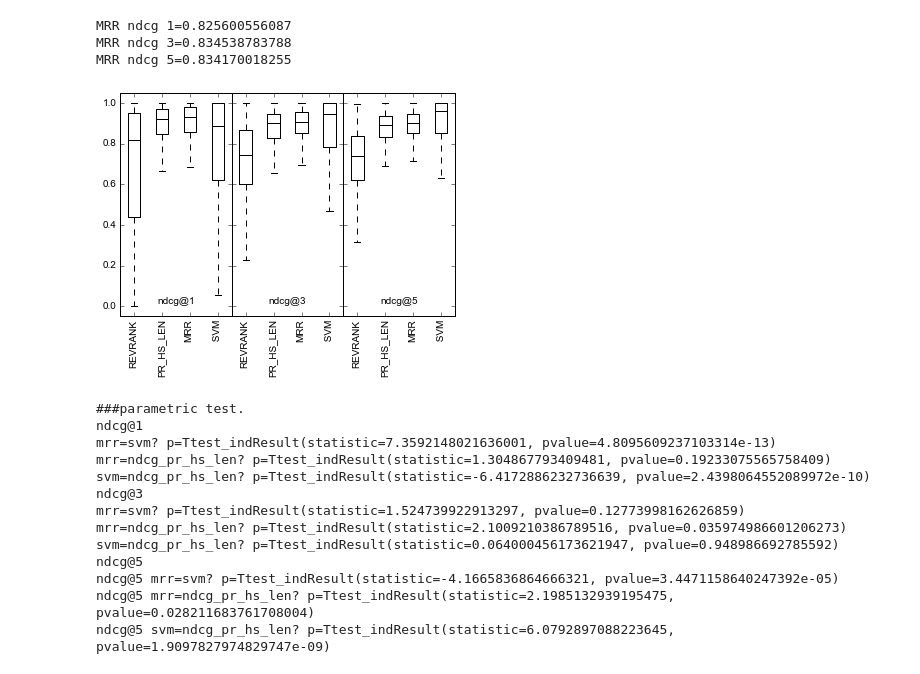
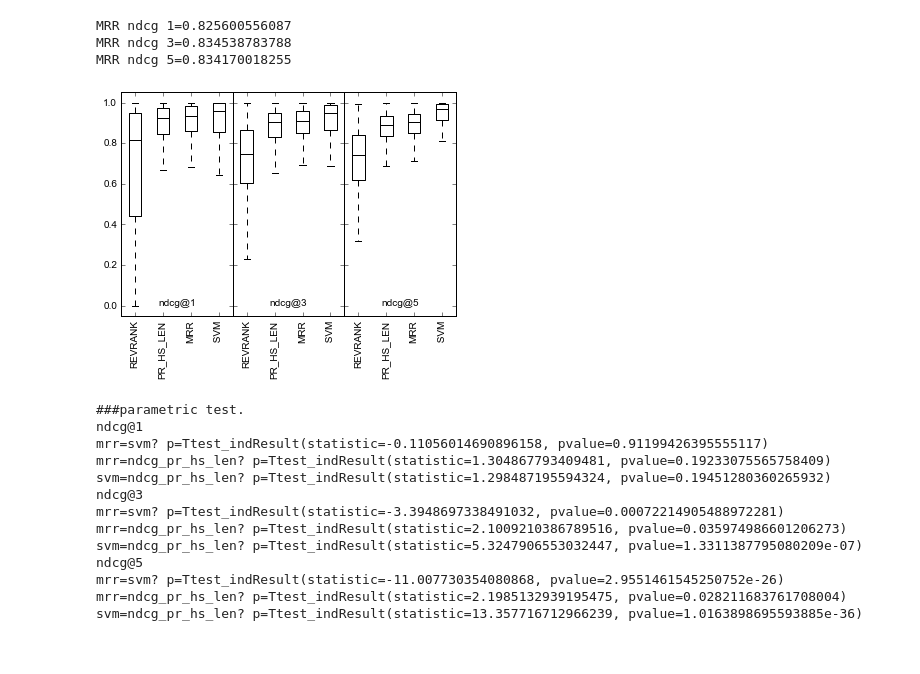
Before and after one commit to vwoloszyn/MRR, a Jupyter notebook: PR_HS_LEN_combined.ipynb, the cells around one changed output. Saved outputs shown, nothing was run; the diff lists cells and outputs as text; code cells hidden in the pictures.

```diff
--- a/PR_HS_LEN_combined.ipynb
+++ b/PR_HS_LEN_combined.ipynb
@@ -234,9 +234,9 @@ MRR ndcg 1=0.825600556087
 MRR ndcg 3=0.834538783788
 MRR ndcg 5=0.834170018255
 # %%
-ndcg_1_svm= np.array(pd.read_csv('data/ndcg_1_svm.csv').values.tolist())[:,1]
-ndcg_3_svm= np.array(pd.read_csv('data/ndcg_3_svm.csv').values.tolist())[:,1]
-ndcg_5_svm= np.array(pd.read_csv('data/ndcg_5_svm.csv').values.tolist())[:,1]
+ndcg_1_svm= np.array(pd.read_csv('data/ndcg_1_svm_revisited.csv').values.tolist())[:,1]
+ndcg_3_svm= np.array(pd.read_csv('data/ndcg_3_svm_revisited.csv').values.tolist())[:,1]
+ndcg_5_svm= np.array(pd.read_csv('data/ndcg_5_svm_revisited.csv').values.tolist())[:,1]
 
 import matplotlib as mpl
 mpl.rcParams.update(mpl.rcParamsDefault)
@@ -299,34 +299,34 @@ plt.setp(bp3['boxes'], linewidth=1, color='black')
 plt.setp(bp3['fliers'], linewidth=1, color='black')
 plt.setp(bp3['medians'], linewidth=1, color='black')
 plt.setp(bp3['whiskers'], linewidth=1, color='black')
 
 for i in range(3):
     med = bp3['medians'][i]
     #ax3.plot([np.mean(med.get_xdata())], [np.mean(data['ndcg@5'][i])], color='k', marker='*', markeredgecolor='k')
 
 
 
 
 
 ax1.xaxis.labelpad = -80
 ax2.xaxis.labelpad = -80
 ax3.xaxis.labelpad = -80
 
 
 
 for ax in fig.axes:
     plt.sca(ax)
     plt.xticks(rotation=90)
 
 
 # plt.figtext(0.80, 0.5, '*', color='k', backgroundcolor='gray',
 #             weight='roman', size='medium')
 # plt.figtext(0.815, 0.5, ' Mean Value', color='black', weight='roman',
 #             size='medium', backgroundcolor='gray',)
 
 plt.show()
 # %% [output]
-[figure, old version]
+[figure, new version]
 # %%
 from scipy.stats import mstats
 import scipy as scipy
@@ -349,14 +349,14 @@ print "svm=ndcg_pr_hs_len? p="+ str(scipy.stats.ttest_ind(ndcg_5_svm, ndcg_pr_hs
 # %% [output]
 ###parametric test.
 ndcg@1
-mrr=svm? p=Ttest_indResult(statistic=7.3592148021636001, pvalue=4.8095609237103314e-13)
+mrr=svm? p=Ttest_indResult(statistic=-0.11056014690896158, pvalue=0.91199426395555117)
 mrr=ndcg_pr_hs_len? p=Ttest_indResult(statistic=1.304867793409481, pvalue=0.19233075565758409)
-svm=ndcg_pr_hs_len? p=Ttest_indResult(statistic=-6.4172886232736639, pvalue=2.4398064552089972e-10)
+svm=ndcg_pr_hs_len? p=Ttest_indResult(statistic=1.298487195594324, pvalue=0.19451280360265932)
 ndcg@3
-mrr=svm? p=Ttest_indResult(statistic=1.524739922913297, pvalue=0.12773998162626859)
+mrr=svm? p=Ttest_indResult(statistic=-3.3948697338491032, pvalue=0.00072214905488972281)
 mrr=ndcg_pr_hs_len? p=Ttest_indResult(statistic=2.1009210386789516, pvalue=0.035974986601206273)
-svm=ndcg_pr_hs_len? p=Ttest_indResult(statistic=0.064000456173621947, pvalue=0.948986692785592)
+svm=ndcg_pr_hs_len? p=Ttest_indResult(statistic=5.3247906553032447, pvalue=1.3311387795080209e-07)
 ndcg@5
-ndcg@5 mrr=svm? p=Ttest_indResult(statistic=-4.1665836864666321, pvalue=3.4471158640247392e-05)
-ndcg@5 mrr=ndcg_pr_hs_len? p=Ttest_indResult(statistic=2.1985132939195475, pvalue=0.028211683761708004)
-ndcg@5 svm=ndcg_pr_hs_len? p=Ttest_indResult(statistic=6.0792897088223645, pvalue=1.9097827974829747e-09)
+mrr=svm? p=Ttest_indResult(statistic=-11.007730354080868, pvalue=2.9551461545250752e-26)
+mrr=ndcg_pr_hs_len? p=Ttest_indResult(statistic=2.1985132939195475, pvalue=0.028211683761708004)
+svm=ndcg_pr_hs_len? p=Ttest_indResult(statistic=13.357716712966239, pvalue=1.0163898695593885e-36)
```
Also changed, not shown: parts of 2 cells of this notebook, 6 other files.
